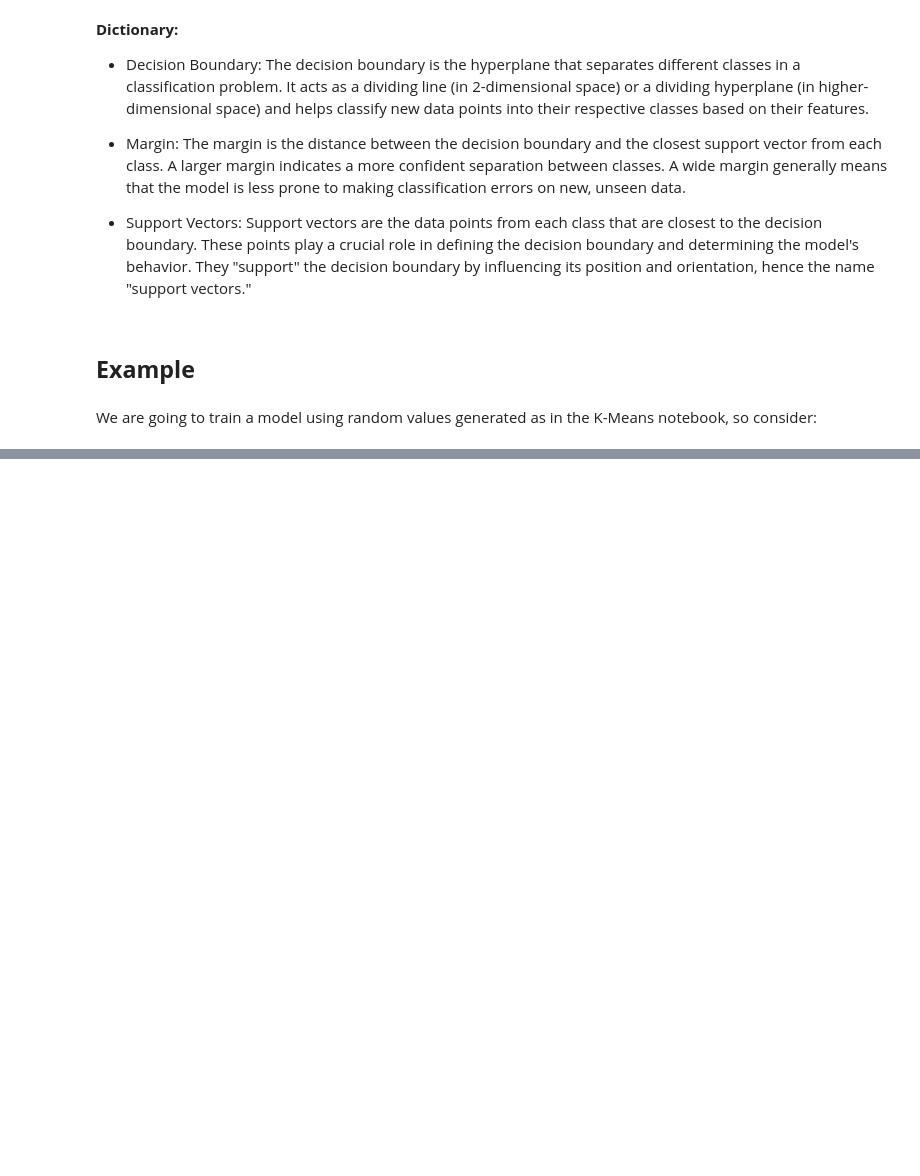
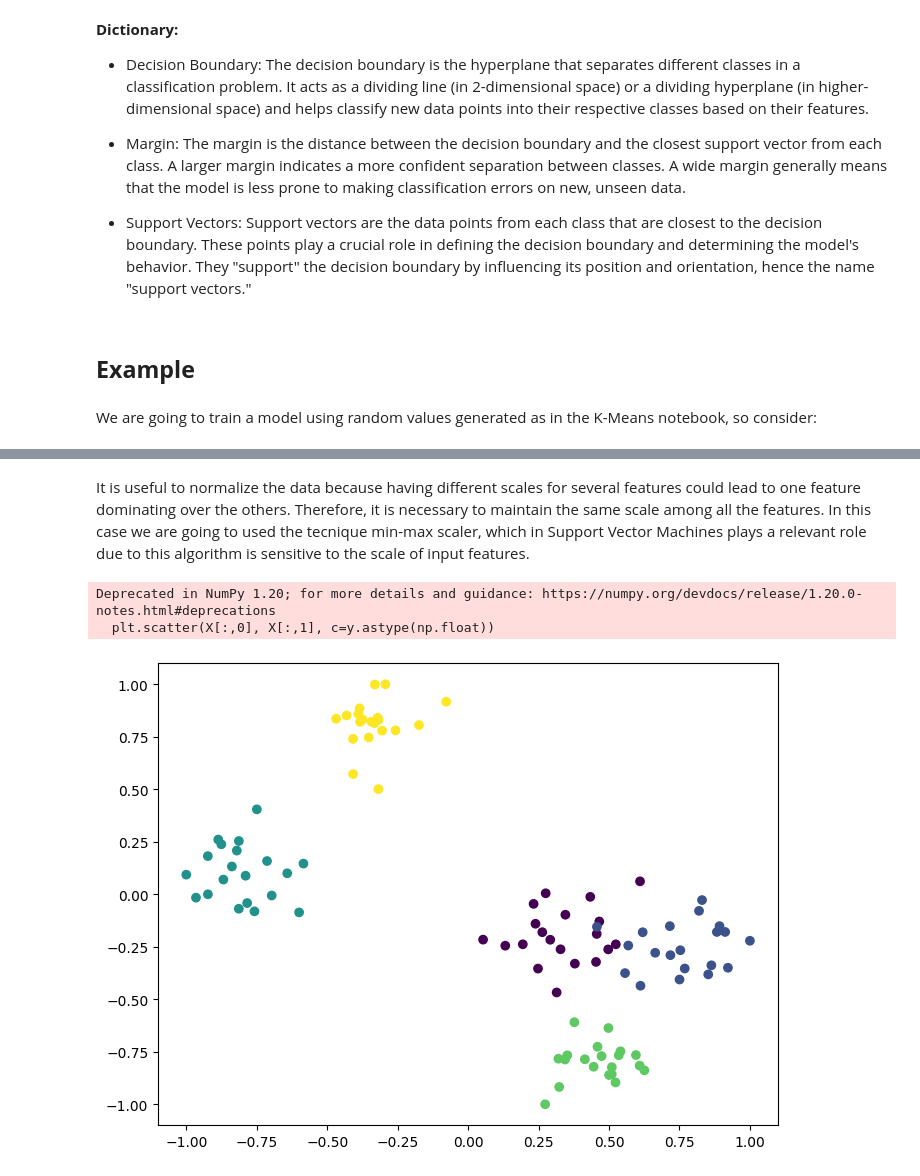
Before and after one commit to ajrianop/Machine-Learning-Notebooks, a Jupyter notebook: 06_Support_Vector_Machine(SVM).ipynb, the cells around one changed output, grey strips where cells are left out. Saved outputs shown, nothing was run; the diff lists cells and outputs as text; code cells hidden in the pictures; blank space fills up the shorter version.

```diff
--- a/06_Support_Vector_Machine(SVM).ipynb
+++ b/06_Support_Vector_Machine(SVM).ipynb
@@ -26,0 +71,16 @@ We are going to train a model using random values generated as in the K-Means no
+# %% [markdown]
+It is useful to normalize the data because having different scales for several features could lead to one feature dominating over the others. Therefore, it is necessary to maintain the same scale among all the features. In this case we are going to used the tecnique min-max scaler, which in Support Vector Machines plays a relevant role due to this algorithm is sensitive to the scale of input features.
+# %%
+from sklearn.preprocessing import MinMaxScaler
+
+# Using min-max scaler to normalized the data
+scaling = MinMaxScaler(feature_range=(-1,1)).fit(X)
+X = scaling.transform(X)
+
+plt.figure(figsize=(8, 6))
+plt.scatter(X[:,0], X[:,1], c=y.astype(np.float))
+plt.show()
+# %% [output]
+Deprecated in NumPy 1.20; for more details and guidance: https://numpy.org/devdocs/release/1.20.0-notes.html#deprecations
+  plt.scatter(X[:,0], X[:,1], c=y.astype(np.float))
+[figure, added]
```
Also changed, not shown: parts of 16 cells of this notebook.
